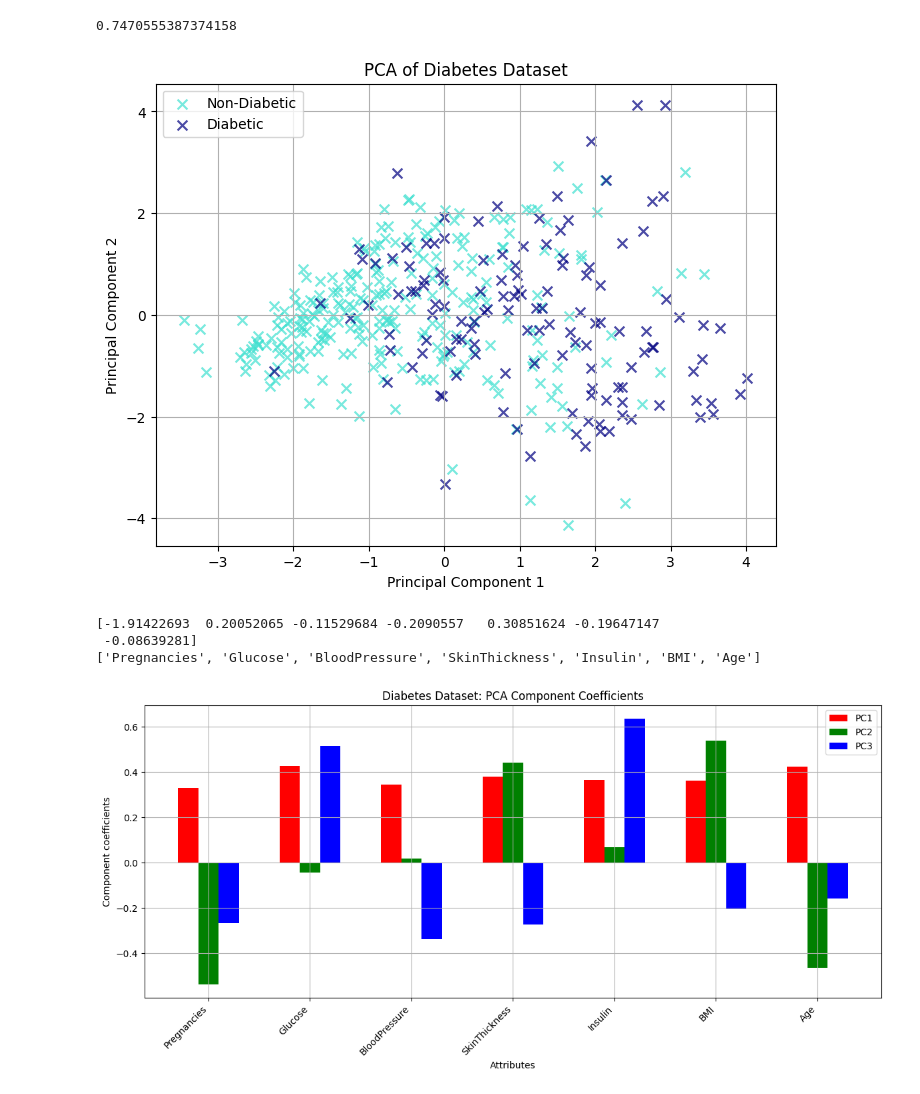
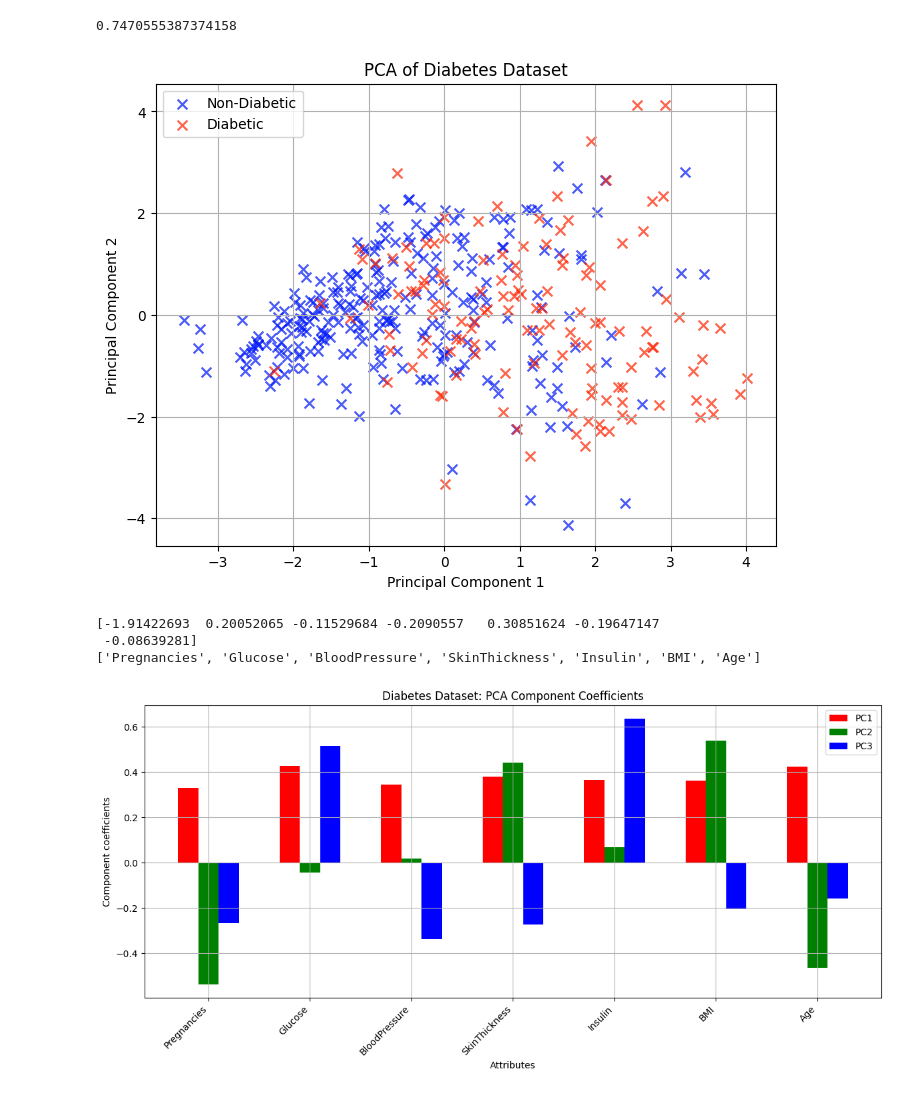
Before and after one commit to NicholasBorch/ML-02450project1, a Jupyter notebook: Data_analysis_diabetes.ipynb, the cells around one changed output. Drawn from its saved outputs; the diff is of its cells as text; code cells hidden in the pictures.

```diff
--- a/Data_analysis_diabetes.ipynb
+++ b/Data_analysis_diabetes.ipynb
@@ -135,23 +135,23 @@ sum(pca.explained_variance_ratio_[:3])
 # %%
 plt.figure(figsize=(8, 6))
 
-for outcome, color in zip([0, 1], ["#40E0D0","#000080"]):
+for outcome, color in zip([0, 1], ["#0018F9","#FF2400"]):
     indicesToKeep = new_df['Outcome'] == outcome
     plt.scatter(principalDf.loc[indicesToKeep, 'principal component 1'],
                 principalDf.loc[indicesToKeep, 'principal component 2'],
                 c=color, edgecolor='k', alpha=0.7, s=50, marker='x',
                 label=('Non-Diabetic' if outcome == 0 else 'Diabetic'))
 
 plt.xlabel('Principal Component 1')
 plt.ylabel('Principal Component 2')
 plt.title('PCA of Diabetes Dataset')
 plt.grid(True)
 plt.legend()
 plt.show()
 print(principalComponents[0])
 print(features)
 # %% [output]
-[figure, old version]
+[figure, new version]
 [-1.91422693  0.20052065 -0.11529684 -0.2090557   0.30851624 -0.19647147
  -0.08639281]
 ['Pregnancies', 'Glucose', 'BloodPressure', 'SkinThickness', 'Insulin', 'BMI', 'Age']
```
Also changed, not shown: parts of 1 cell of this notebook.
